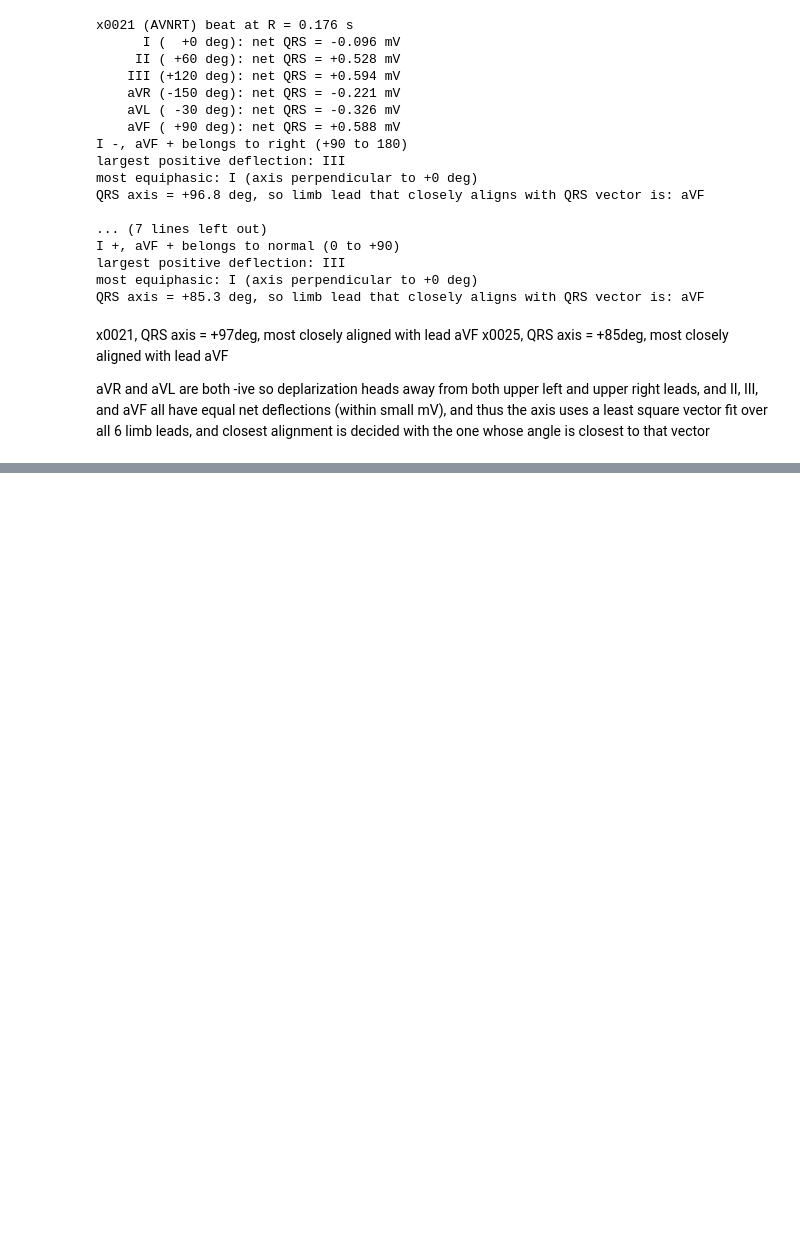
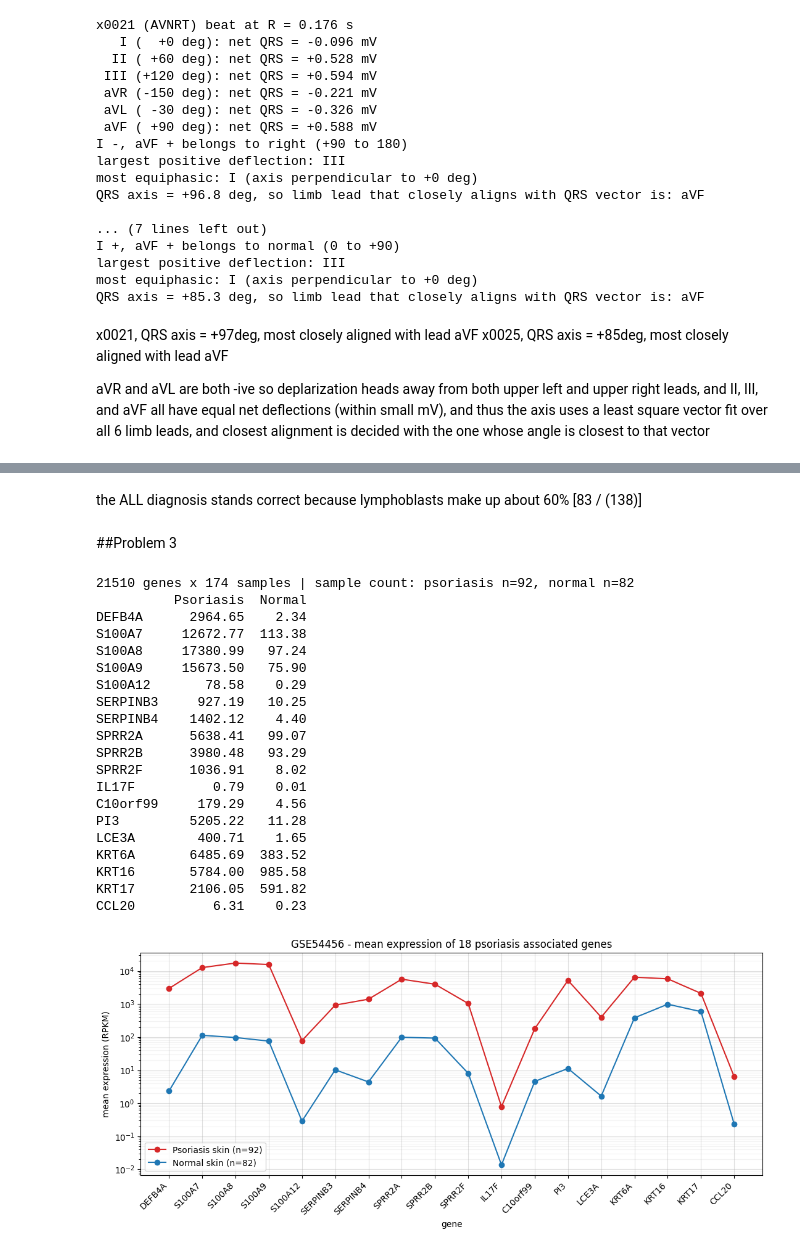
Before and after one commit to g019-expert/BMEN5801_PS1, a Jupyter notebook: BMEN5801_ps1.ipynb, the cells around one changed output, grey strips where cells are left out. Saved outputs shown, nothing was run; the diff lists cells and outputs as text; code cells hidden in the pictures; blank space fills up the shorter version.

```diff
--- a/BMEN5801_ps1.ipynb
+++ b/BMEN5801_ps1.ipynb
@@ -240,0 +360,67 @@ plt.show()
+# %% [markdown]
+the ALL diagnosis stands correct because lymphoblasts make up about 60% [83 / (138)]
+# %% [markdown]
+##Problem 3
+# %%
+# 3(a)
+# df restriced to 18 genes and  mean psoriasis plot,  (genes on x, expressio on y)
+
+GENES = ['DEFB4A','S100A7','S100A8','S100A9','S100A12','SERPINB3','SERPINB4',
+         'SPRR2A','SPRR2B','SPRR2F','IL17F','C10orf99','PI3','LCE3A', 'KRT6A','KRT16','KRT17','CCL20']
+
+expr   = pd.read_csv(f'{DATA}/GSE54456_RPKM_samples.csv', index_col=0)
+labels = pd.read_csv(f'{DATA}/GSE54456_labels.csv').iloc[0]
+
+# aligned by name
+assert set(labels.index) == set(expr.columns)
+labels = labels.reindex(expr.columns)
+
+psor = labels.index[labels == 'Psoriasis_skin']
+norm = labels.index[labels == 'normal_skin']
+print(f'{expr.shape[0]} genes x {expr.shape[1]} samples | sample count: psoriasis n={len(psor)}, normal n={len(norm)}')
+
+df18 = expr.loc[GENES]
+# print(df18.shape)
+
+means = pd.DataFrame({'Psoriasis': df18[psor].mean(axis=1),
+                      'Normal':    df18[norm].mean(axis=1)})
+print(means.round(2))
+
+fig, ax = plt.subplots(figsize=(11, 5))
+x = np.arange(len(GENES))
+ax.plot(x, means['Psoriasis'], 'o-', color='tab:red',  label=f'Psoriasis skin (n={len(psor)})')
+ax.plot(x, means['Normal'], 'o-', color='tab:blue', label=f'Normal skin (n={len(norm)})')
+ax.set_xticks(x)
+ax.set_xticklabels(GENES, rotation=45, ha='right')
+ax.set_yscale('log')
+ax.set_xlabel('gene')
+ax.set_ylabel('mean expression (RPKM)')
+ax.set_title('GSE54456 - mean expression of 18 psoriasis associated genes')
+ax.grid(True, which='major', alpha=0.4)
+ax.grid(True, which='minor', alpha=0.15)
+ax.legend()
+fig.tight_layout()
+fig.savefig(f'{RESULTS}/p3a_mean_expression.png', dpi=200)
+plt.show()
+# %% [output]
+21510 genes x 174 samples | sample count: psoriasis n=92, normal n=82
+          Psoriasis  Normal
+DEFB4A      2964.65    2.34
+S100A7     12672.77  113.38
+S100A8     17380.99   97.24
+S100A9     15673.50   75.90
+S100A12       78.58    0.29
+SERPINB3     927.19   10.25
+SERPINB4    1402.12    4.40
+SPRR2A      5638.41   99.07
+SPRR2B      3980.48   93.29
+SPRR2F      1036.91    8.02
+IL17F          0.79    0.01
+C10orf99     179.29    4.56
+PI3         5205.22   11.28
+LCE3A        400.71    1.65
+KRT6A       6485.69  383.52
+KRT16       5784.00  985.58
+KRT17       2106.05  591.82
+CCL20          6.31    0.23
+[figure, added]
```
Also changed, not shown: parts of 15 cells of this notebook.
